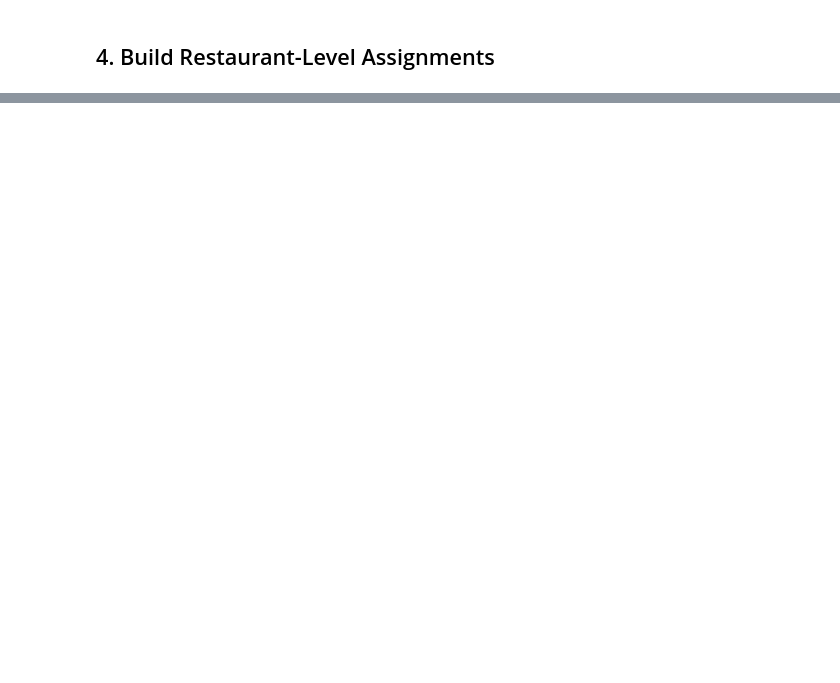
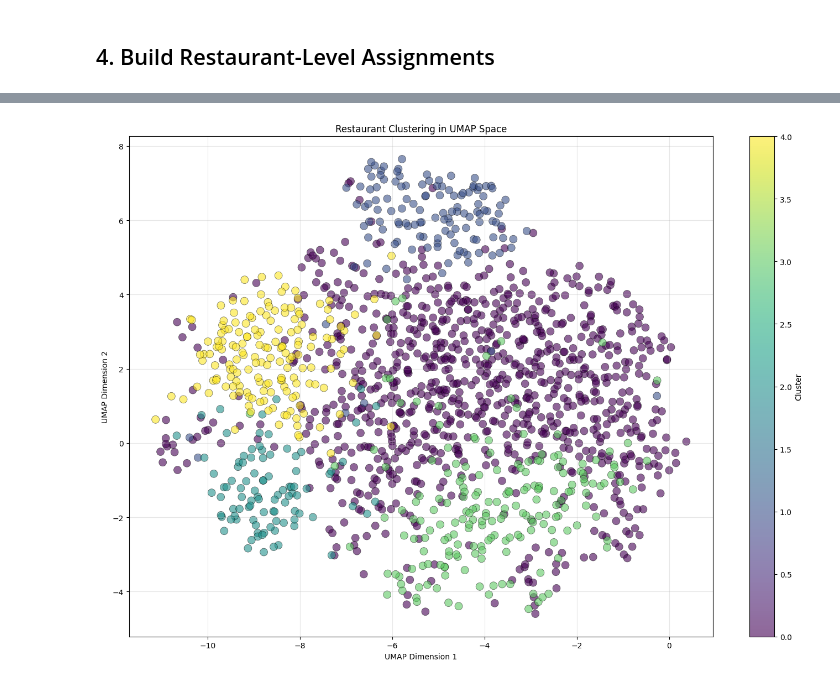
Before and after one commit to liyunling2/OPE, a Jupyter notebook: clustering/clustering.ipynb, the cells around one changed output, grey strips where cells are left out. Cells and saved outputs as stored; diff of their text form; code cells hidden in the pictures; blank space fills up the shorter version.

```diff
--- a/clustering/clustering.ipynb
+++ b/clustering/clustering.ipynb
@@ -373,0 +428,97 @@ clustering_results
+# %%
+import matplotlib.pyplot as plt
+import plotly.express as px
+
+# VISUALIZATION 1: Matplotlib UMAP Plot (Static)
+plt.figure(figsize=(14, 10))
+scatter = plt.scatter(
+    clustering_results['x'],
+    clustering_results['y'],
+    c=clustering_results['cluster'],
+    cmap='viridis',
+    s=100,
+    alpha=0.6,
+    edgecolors='black',
+    linewidth=0.5
+)
+plt.colorbar(scatter, label='Cluster')
+plt.xlabel('UMAP Dimension 1')
+plt.ylabel('UMAP Dimension 2')
+plt.title('Restaurant Clustering in UMAP Space')
+plt.grid(alpha=0.3)
+plt.tight_layout()
+plt.savefig(OUTPUT_DIR / "umap_clusters_static.png", dpi=300, bbox_inches='tight')
+plt.show()
+
+# VISUALIZATION 2: Plotly Interactive UMAP Plot (Hover for Details)
+fig = px.scatter(
+    clustering_results,
+    x='x',
+    y='y',
+    color='theme',
+    size='review_count',
+    hover_name='restaurant name',
+    hover_data={
+        'cluster': True,
+        'theme': True,
+        'review_count': True,
+        'cluster_confidence': ':.2f',
+        'avg_monthly_gmv': ':.0f',
+        'avg_monthly_bookings': ':.0f',
+        'x': False,
+        'y': False
+    },
+    title='Interactive Restaurant Clustering (UMAP)',
+    labels={
+        'x': 'UMAP Dimension 1',
+        'y': 'UMAP Dimension 2',
+        'theme': 'Cluster Theme'
+    },
+    width=1000,
+    height=800
+)
+fig.update_traces(marker=dict(line=dict(width=0.5, color='white')))
+fig.write_html(OUTPUT_DIR / "umap_clusters_interactive.html")
+fig.show()
+
+# VISUALIZATION 3: Cluster Distribution Summary
+fig, axes = plt.subplots(1, 2, figsize=(14, 5))
+
+# Plot 1: Cluster counts
+cluster_counts = clustering_results['theme'].value_counts()
+cluster_counts.plot(kind='barh', ax=axes[0], color='steelblue')
+axes[0].set_xlabel('Number of Restaurants')
+axes[0].set_title('Restaurants per Cluster Theme')
+axes[0].grid(axis='x', alpha=0.3)
+
+# Plot 2: Average metrics per cluster
+cluster_metrics = clustering_results.groupby('theme').agg({
+    'avg_monthly_gmv': 'mean',
+    'avg_monthly_bookings': 'mean',
+    'cluster_confidence': 'mean'
+}).reset_index()
+
+cluster_metrics_normalized = cluster_metrics.copy()
+for col in ['avg_monthly_gmv', 'avg_monthly_bookings', 'cluster_confidence']:
+    cluster_metrics_normalized[col] = (cluster_metrics_normalized[col] - cluster_metrics_normalized[col].min()) / (cluster_metrics_normalized[col].max() - cluster_metrics_normalized[col].min())
+
+cluster_metrics_normalized.set_index('theme')[['avg_monthly_gmv', 'avg_monthly_bookings', 'cluster_confidence']].plot(
+    kind='barh',
+    ax=axes[1],
+    color=['#1f77b4', '#ff7f0e', '#2ca02c']
+)
+axes[1].set_xlabel('Normalized Value')
+axes[1].set_title('Average Metrics per Cluster (Normalized)')
+axes[1].legend(['Avg GMV', 'Avg Bookings', 'Cluster Confidence'], loc='lower right')
+axes[1].grid(axis='x', alpha=0.3)
+
+plt.tight_layout()
+plt.savefig(OUTPUT_DIR / "cluster_metrics_summary.png", dpi=300, bbox_inches='tight')
+plt.show()
+
+print("\n✅ VISUALIZATIONS SAVED:")
+print(f"  - Static UMAP plot: {OUTPUT_DIR / 'umap_clusters_static.png'}")
+print(f"  - Interactive UMAP plot: {OUTPUT_DIR / 'umap_clusters_interactive.html'}")
+print(f"  - Cluster metrics summary: {OUTPUT_DIR / 'cluster_metrics_summary.png'}")
+# %% [output]
+[figure, added]
```
Also changed, not shown: parts of 18 cells of this notebook, 1 other file.
